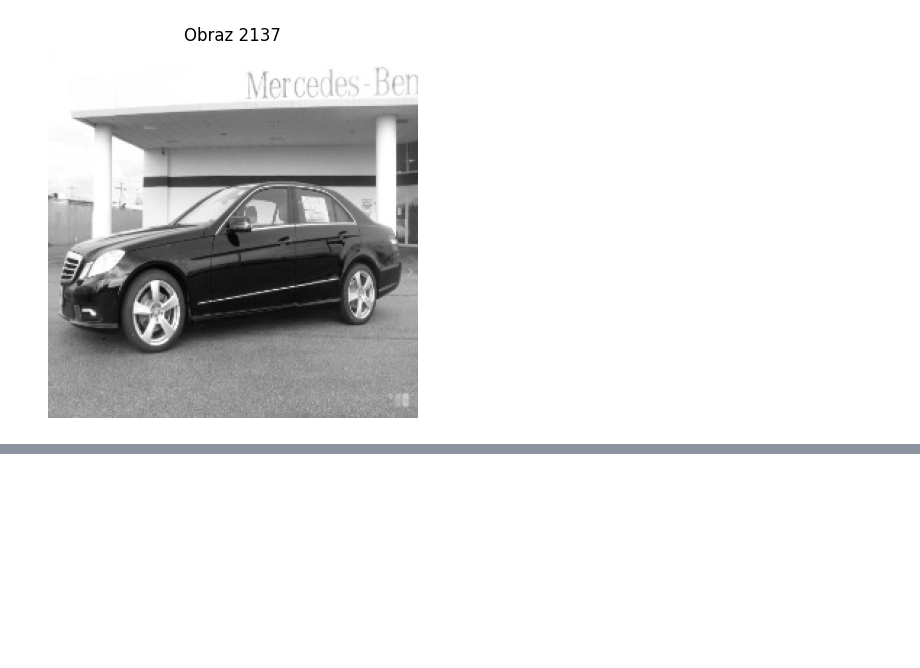
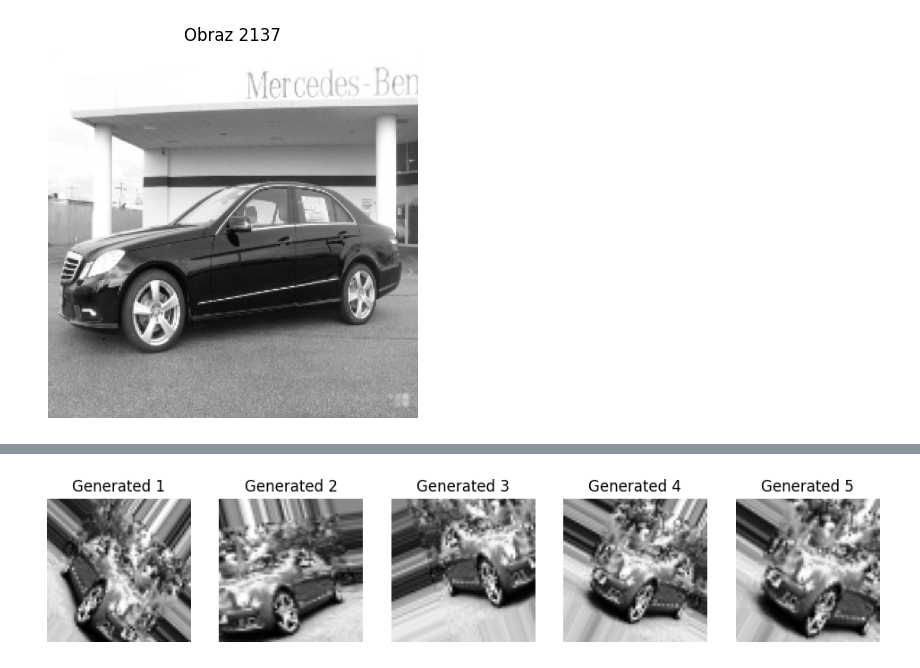
Before and after one commit to Czarkowski/ITML_Project, a Jupyter notebook: main.ipynb, the cells around one changed output, grey strips where cells are left out. Drawn from its saved outputs; the diff is of its cells as text; code cells hidden in the pictures; blank space fills up the shorter version.

```diff
--- a/main.ipynb
+++ b/main.ipynb
@@ -177,0 +385,36 @@ images len =  8144
+# %%
+# resizeAndSaveImages('processed','64x64',(64,64))
+
+# chosen_index = 345  # Indeks wybranego zdjęcia
+# generate_image_histogram_by_index(images, labels, chosen_index)
+# generate_image_histogram_by_index(imagesProc, labels, chosen_index)
+
+datagen = ImageDataGenerator(
+    rotation_range=40,      # Zakres kątów rotacji
+    width_shift_range=0.2,  # Zakres przesunięcia w poziomie
+    height_shift_range=0.2, # Zakres przesunięcia w pionie
+    shear_range=0.2,        # Zakres kątów pochylenia
+    zoom_range=0.2,         # Zakres powiększania
+    horizontal_flip=True,   # Odbicie poziome
+    fill_mode='nearest'     # Sposób wypełniania pikseli przy przesunięciu
+)
+
+img = X_train[0]
+img = np.expand_dims(img, axis=0)  # Dodanie dodatkowego wymiaru
+img = img * 255.
+flow = datagen.flow(img, batch_size=1)
+
+# Generowanie kilku obrazów za pomocą ImageDataGenerator
+generated_images = [next(flow)[0].astype(np.uint8).reshape(X_train[0].shape) for _ in range(5)]
+
+# Wyświetlenie wygenerowanych obrazów
+plt.figure(figsize=(12, 6))
+for i, img in enumerate(generated_images):
+    plt.subplot(1, 5, i + 1)
+    plt.imshow(img, cmap='gray')
+    plt.title(f'Generated {i + 1}')
+    plt.axis('off')
+
+plt.show()
+# %% [output]
+[figure, added]
```
Also changed, not shown: parts of 11 cells of this notebook, 2 other files.
